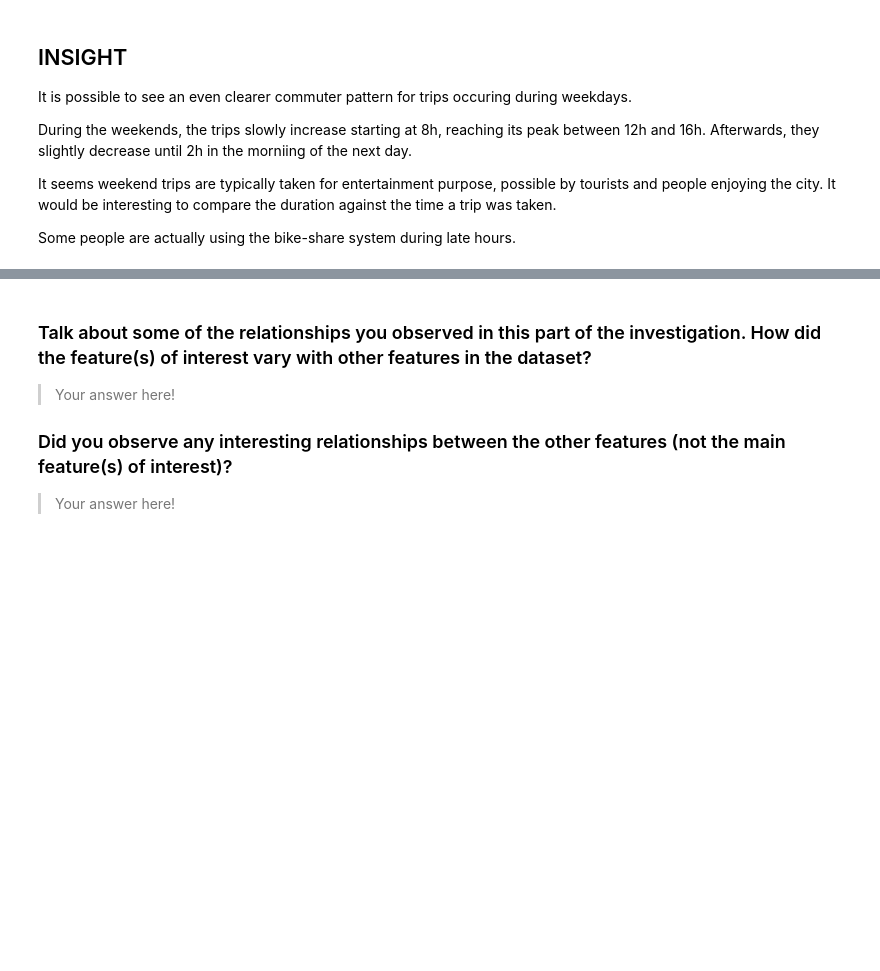
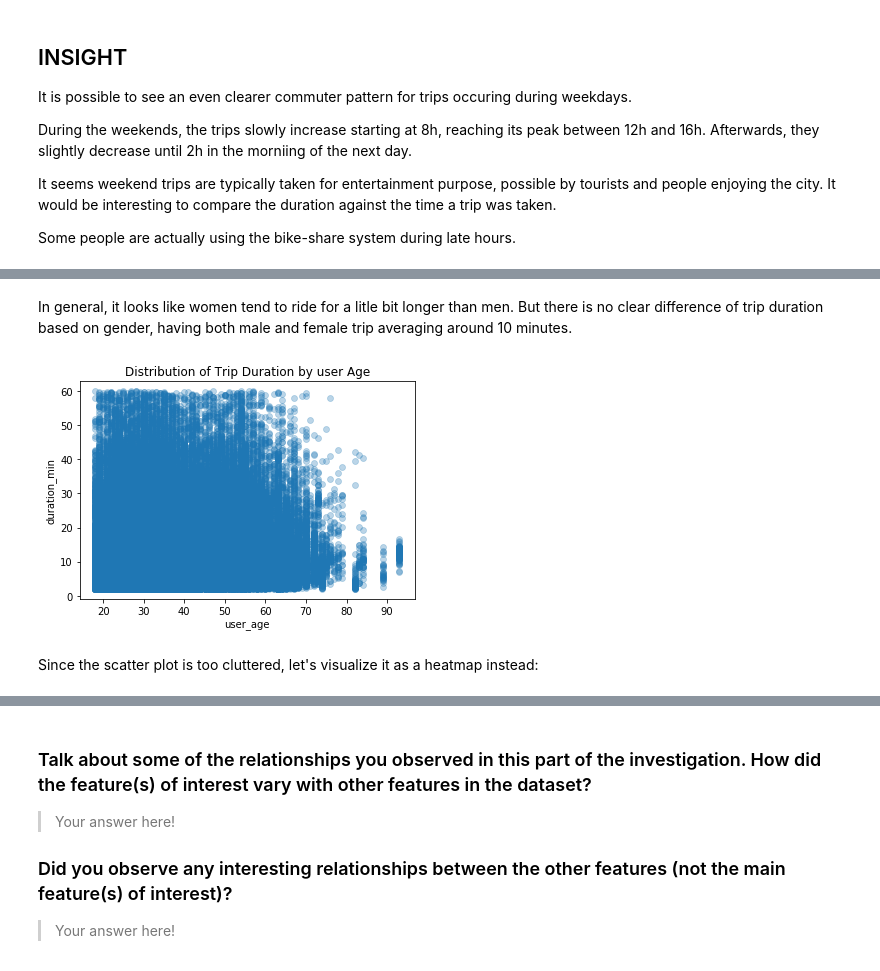
Before and after one commit to marcellovictorino/DAND_5_DataViz, a Jupyter notebook: 2_Project_ FordGoBike/1_EDA.ipynb, the cells around one changed output, grey strips where cells are left out. Saved outputs shown, nothing was run; the diff lists cells and outputs as text; code cells hidden in the pictures; blank space fills up the shorter version.

```diff
--- a/2_Project_ FordGoBike/1_EDA.ipynb
+++ b/2_Project_ FordGoBike/1_EDA.ipynb
@@ -434,0 +474,11 @@ df.head(2)
+# %% [markdown]
+In general, it looks like women tend to ride for a litle bit longer than men. But there is no clear difference of trip duration based on gender, having both male and female trip averaging around 10 minutes.
+# %%
+# Trip Duration vs Age
+sns.scatterplot(data=df2, y='duration_min', x='user_age', alpha=0.3, edgecolor=None)
+#sns.violinplot(data=df2, y='duration_min', x='subscriber', orient='v', inner='quartile');
+plt.title('Distribution of Trip Duration by user Age');
+# %% [output]
+[figure, added]
+# %% [markdown]
+Since the scatter plot is too cluttered, let's visualize it as a heatmap instead:
```
Also changed, not shown: parts of 36 cells of this notebook.
